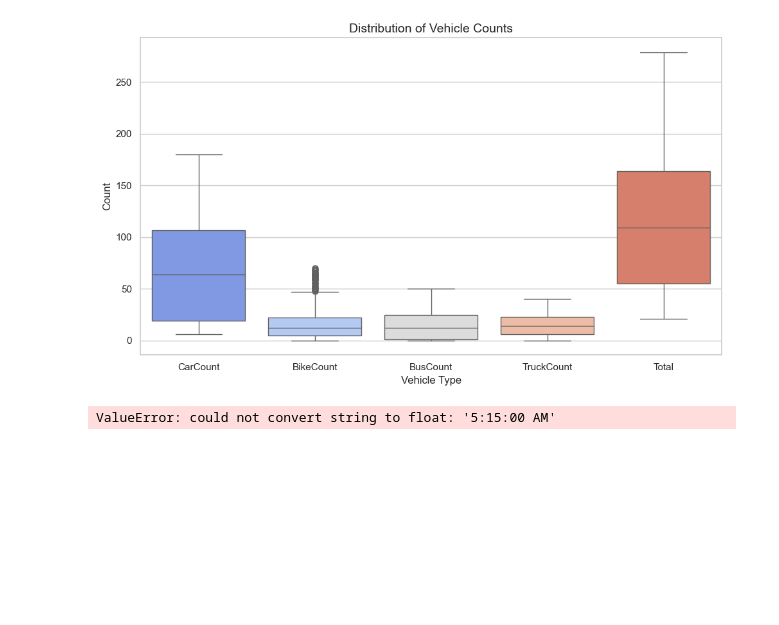
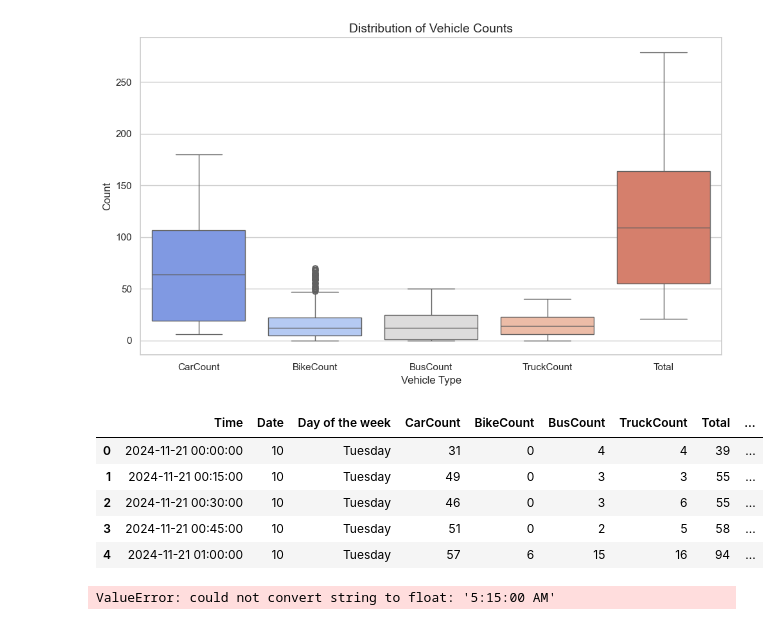
Before and after one commit to brownjordan317/CSCI-443, a Jupyter notebook: traffic_analysis/traffic_analysis.ipynb, the cells around one changed output. Drawn from its saved outputs; the diff is of its cells as text; code cells hidden in the pictures; blank space fills up the shorter version.

```diff
--- a/traffic_analysis/traffic_analysis.ipynb
+++ b/traffic_analysis/traffic_analysis.ipynb
@@ -185,3 +154,26 @@ df['Minute Category'] = pd.cut(df)
+# %%
+# Feature Extraction: break into timestamps into hours and minutes and separate am and pm
+df['Time'] = pd.to_datetime(df['Time'])
+df['Hour'] = df["Time"].dt.hour
+df['Minute'] = df["Time"].dt.minute
+df['AM-PM'] = df['Hour'].apply(lambda x:'AM' if x < 12 else 'PM')
+
+# convert time
+df['hour12'] = df['Hour']
+df['hour12'] = df['hour12'].replace(0,12)
+
+
+
+df['AM-PM_numeric'] = df['AM-PM'].map({'AM':0,'PM':1})
+
+df.head()
+# %% [output]
+|  | Time | Date | Day of the week | CarCount | BikeCount | BusCount | TruckCount | Total | ... |
+| 0 | 2024-11-21 00:00:00 | 10 | Tuesday | 31 | 0 | 4 | 4 | 39 | ... |
+| 1 | 2024-11-21 00:15:00 | 10 | Tuesday | 49 | 0 | 3 | 3 | 55 | ... |
+| 2 | 2024-11-21 00:30:00 | 10 | Tuesday | 46 | 0 | 3 | 6 | 55 | ... |
+| 3 | 2024-11-21 00:45:00 | 10 | Tuesday | 51 | 0 | 2 | 5 | 58 | ... |
+| 4 | 2024-11-21 01:00:00 | 10 | Tuesday | 57 | 6 | 15 | 16 | 94 | ... |
 # %%
 #label encoding - use this on categorical data
 LabelEncoder = LabelEncoder()
```
Also changed, not shown: parts of 1 cell of this notebook.
